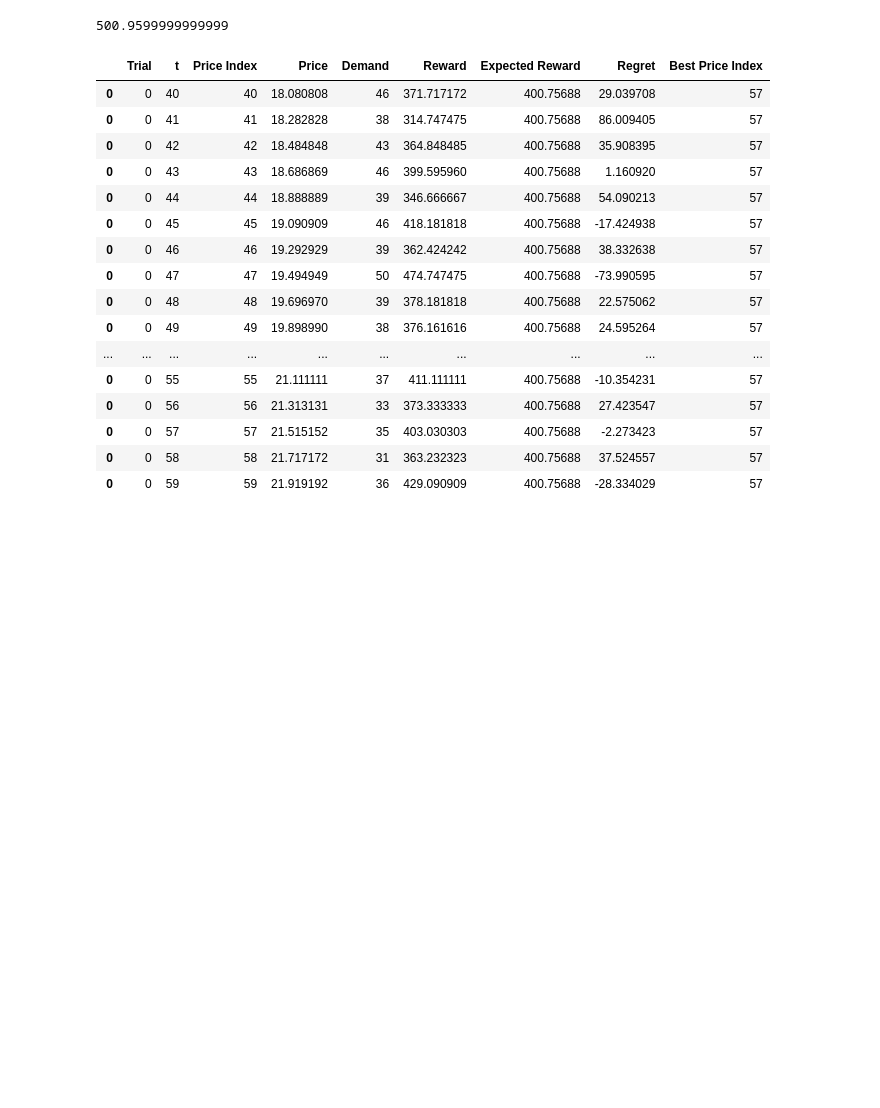
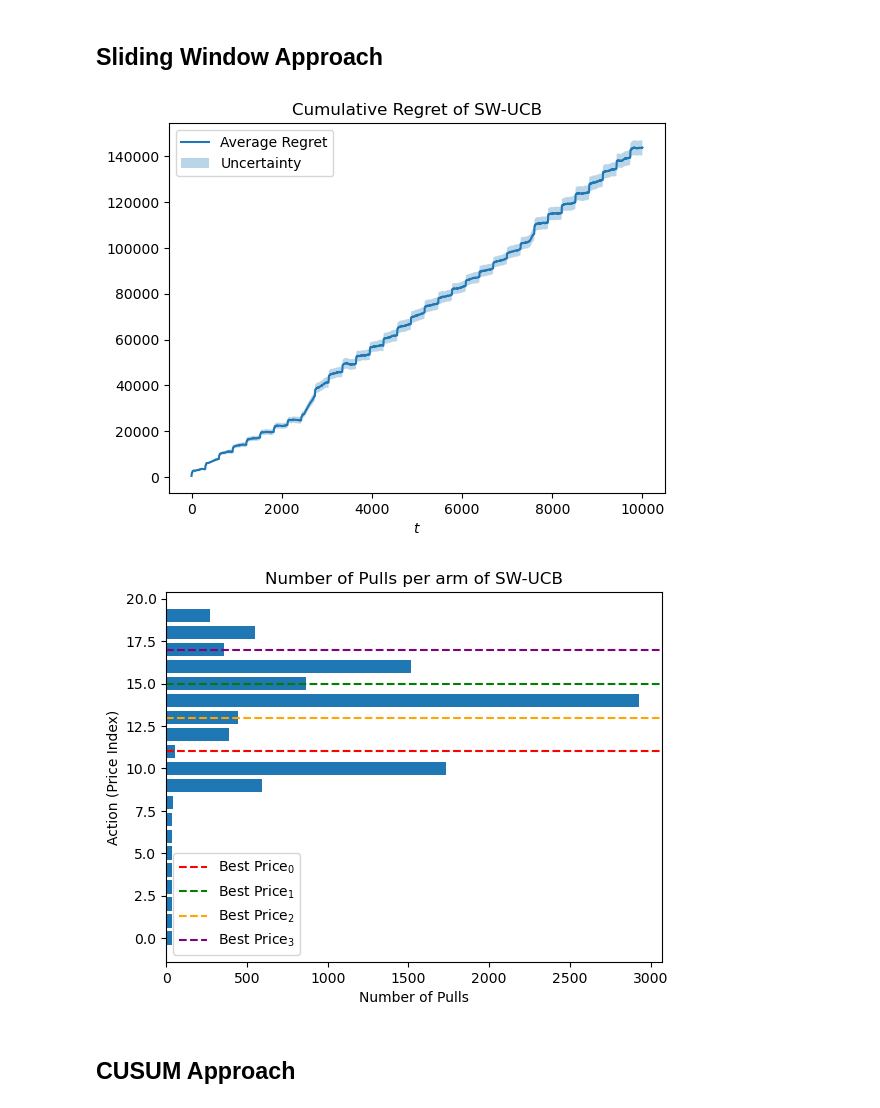
Before and after one commit to GabriFarace/OLA-project, a Jupyter notebook: requirement3.ipynb, the cells around one changed output. Saved outputs shown, nothing was run; the diff lists cells and outputs as text; code cells hidden in the pictures; blank space fills up the shorter version.

```diff
--- a/requirement3.ipynb
+++ b/requirement3.ipynb
@@ -231,28 +191,5 @@ array([  0.        ,  13.93939394,  26.66666667, ..., 600.        ,
-# %%
-62 * (18.08 - 10)
-# %% [output]
-500.9599999999999
-# %%
-# Visualize rows 20 to 40 of the df
-df.iloc[40:60]
-# %% [output]
-|  | Trial | t | Price Index | Price | Demand | Reward | Expected Reward | Regret | Best Price Index |
-| 0 | 0 | 40 | 40 | 18.080808 | 46 | 371.717172 | 400.75688 | 29.039708 | 57 |
-| 0 | 0 | 41 | 41 | 18.282828 | 38 | 314.747475 | 400.75688 | 86.009405 | 57 |
-| 0 | 0 | 42 | 42 | 18.484848 | 43 | 364.848485 | 400.75688 | 35.908395 | 57 |
-| 0 | 0 | 43 | 43 | 18.686869 | 46 | 399.595960 | 400.75688 | 1.160920 | 57 |
-| 0 | 0 | 44 | 44 | 18.888889 | 39 | 346.666667 | 400.75688 | 54.090213 | 57 |
-| 0 | 0 | 45 | 45 | 19.090909 | 46 | 418.181818 | 400.75688 | -17.424938 | 57 |
-| 0 | 0 | 46 | 46 | 19.292929 | 39 | 362.424242 | 400.75688 | 38.332638 | 57 |
-| 0 | 0 | 47 | 47 | 19.494949 | 50 | 474.747475 | 400.75688 | -73.990595 | 57 |
-| 0 | 0 | 48 | 48 | 19.696970 | 39 | 378.181818 | 400.75688 | 22.575062 | 57 |
-| 0 | 0 | 49 | 49 | 19.898990 | 38 | 376.161616 | 400.75688 | 24.595264 | 57 |
-| ... | ... | ... | ... | ... | ... | ... | ... | ... | ... |
-| 0 | 0 | 55 | 55 | 21.111111 | 37 | 411.111111 | 400.75688 | -10.354231 | 57 |
-| 0 | 0 | 56 | 56 | 21.313131 | 33 | 373.333333 | 400.75688 | 27.423547 | 57 |
-| 0 | 0 | 57 | 57 | 21.515152 | 35 | 403.030303 | 400.75688 | -2.273423 | 57 |
-| 0 | 0 | 58 | 58 | 21.717172 | 31 | 363.232323 | 400.75688 | 37.524557 | 57 |
-| 0 | 0 | 59 | 59 | 21.919192 | 36 | 429.090909 | 400.75688 | -28.334029 | 57 |
+# %% [markdown]
+## **Sliding Window Approach**
 # %%
 class SWUCBAgent:
     def __init__(self, K, T, W, range=1):
@@ -282,6 +219,58 @@ class SWUCBAgent:
         new_samples[self.action_t] = reward_t
         self.cache = np.vstack((self.cache, new_samples)) # add new observation
         self.t += 1
+# %%
+regret_per_trial = []
+
+for seed in range(N_TRIALS):
+    env = NonStationaryPricingEnvironment(slopes, COST, INTERVAL_LENGTH, seed=seed)
+    agent = SWUCBAgent(K, T, W)
+
+    agent_rewards = np.array([])
+
+    for t in range(T):
+        price_index_t = agent.pull_arm()
+        price_t = prices[price_index_t]
+        demand_t, reward_t = env.round(price_t, N_CUSTOMERS)
+        agent.update(reward_t)
+
+        agent_rewards = np.append(agent_rewards, reward_t)
+
+    cumulative_regret = np.cumsum(expected_clairvoyant_rewards - agent_rewards)
+    regret_per_trial.append(cumulative_regret)
+
+regret_per_trial = np.array(regret_per_trial)
+
+average_regret = regret_per_trial.mean(axis=0)
+regret_std = regret_per_trial.std(axis=0)
+regret_std_normalized = regret_std / np.sqrt(N_TRIALS)
+
+
+# Plotting
+plt.plot(np.arange(T), average_regret, label='Average Regret')
+plt.fill_between(np.arange(T),
+                 average_regret - regret_std_normalized,
+                 average_regret + regret_std_normalized,
+                 alpha=0.3,
+                 label='Uncertainty')
+plt.xlabel('$t$')
+plt.legend()
+plt.title('Cumulative Regret of SW-UCB')
+plt.show()
+
+plt.barh(np.arange(K), agent.n_pulls)
+for i in range(N_INTERVALS):
+    plt.axhline(y=best_prices_indices[i], color=COLORS[i], linestyle='--', label=f'Best Price$_{i}$')
+plt.xlabel('Number of Pulls')
+plt.ylabel('Action (Price Index)')
+plt.legend()
+plt.title('Number of Pulls per arm of SW-UCB')
+plt.show()
+# %% [output]
+[figure, added]
+[figure, added]
+# %% [markdown]
+## **CUSUM Approach**
 # %%
 class CUSUMUCBAgent:
     def __init__(self, K, T, M, h, alpha=0.99, range=1):
```
Also changed, not shown: parts of 21 cells of this notebook.
